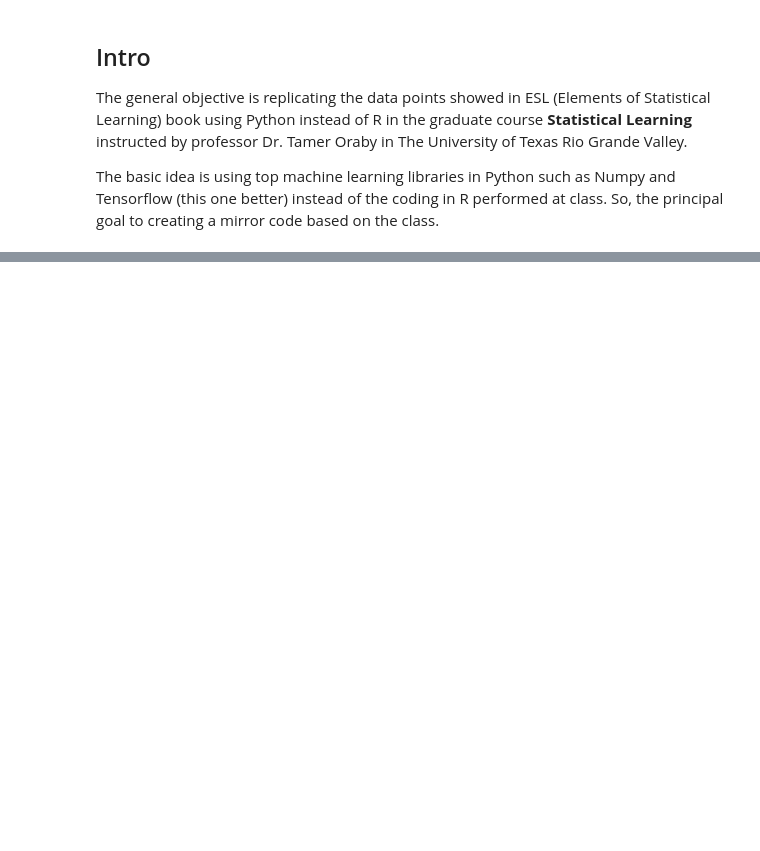
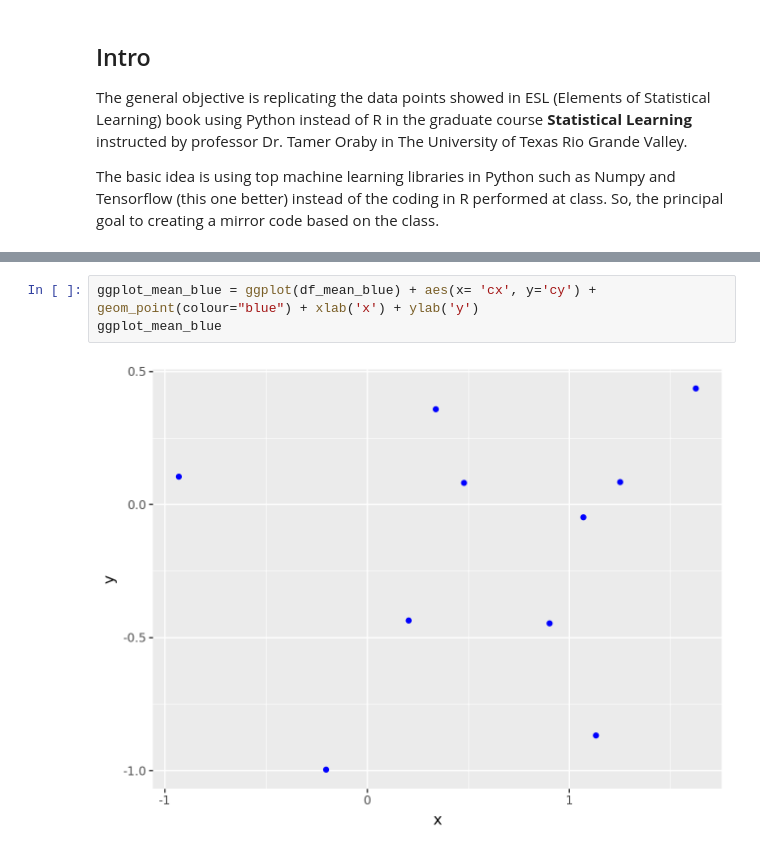
Before and after one commit to haarrublar/datascience, a Jupyter notebook: ML/UTRGVCourses/SL/00_intro_supervised_learning.ipynb, the cells around one changed output, grey strips where cells are left out. Saved outputs shown, nothing was run; the diff lists cells and outputs as text; blank space fills up the shorter version.

```diff
--- a/ML/UTRGVCourses/SL/00_intro_supervised_learning.ipynb
+++ b/ML/UTRGVCourses/SL/00_intro_supervised_learning.ipynb
@@ -83,3 +115,8 @@ df_mean_orange
+# %%
+ggplot_mean_blue = ggplot(df_mean_blue) + aes(x= 'cx', y='cy') + geom_point(colour="blue") + xlab('x') + ylab('y')
+ggplot_mean_blue
+# %% [output]
+[figure, added]
 # %%
 ## creating the same theme as used in R using matplotlib.pyplot
 plt.style.use('ggplot')
```
Also changed, not shown: parts of 31 cells of this notebook.
